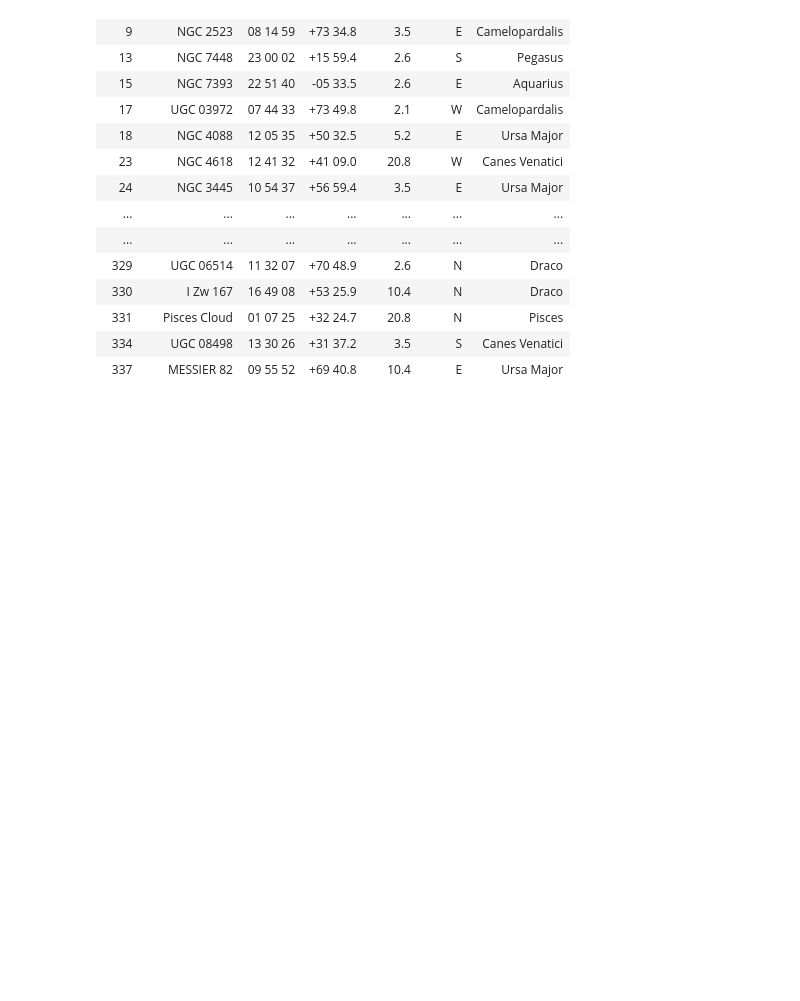
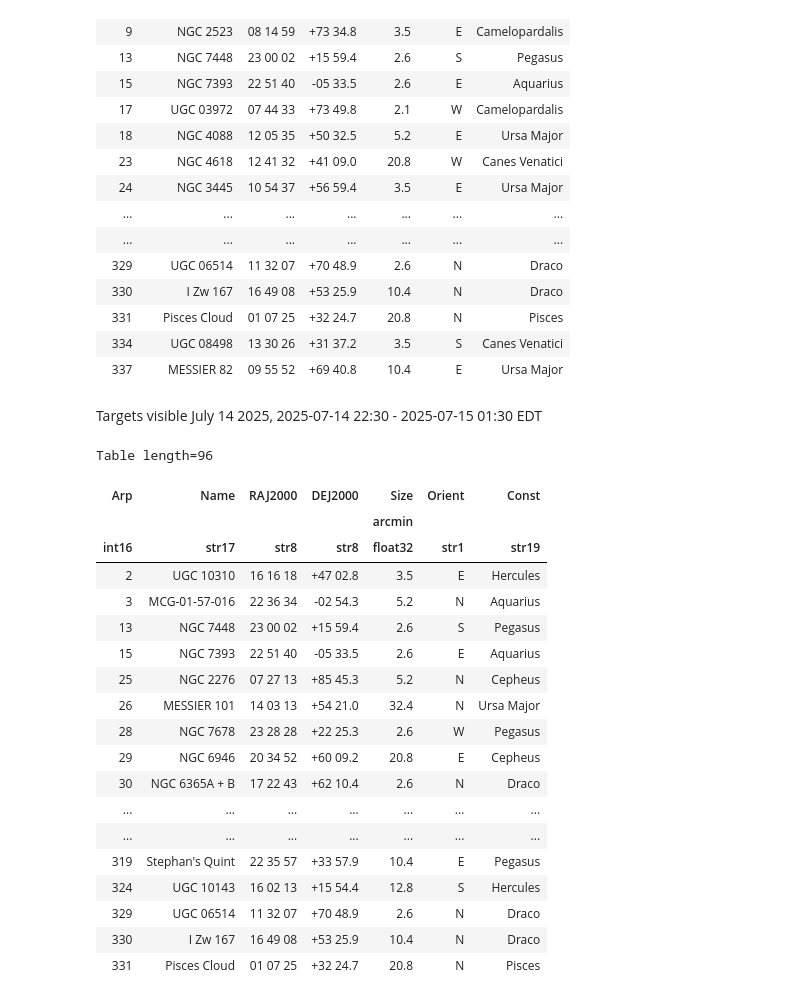
Before and after one commit to Westminster-Astronomical-Society/AL_Northern_Arp_Program, a Jupyter notebook: Arp_Peculiar_Galaxies.ipynb, the cells around one changed output. Drawn from its saved outputs; the diff is of its cells as text; code cells hidden in the pictures; blank space fills up the shorter version.

```diff
--- a/Arp_Peculiar_Galaxies.ipynb
+++ b/Arp_Peculiar_Galaxies.ipynb
@@ -216,3 +216,4 @@ bb = Observer(location=loc_bb, name="Bear Branch Observatory, Westminster, MD",
 # %%
-jul_2025 = Time(["2025-07-01 04:00", "2025-08-01 04:00"]) # UTC
+jul_2025 = Time(["2025-07-01 04:00", "2025-08-01 04:00"]) # 2025-07-01 00:00 - 2025-08-01 00:00 EDT
+jul_14_2025 = Time(["2025-07-15 02:30", "2025-07-15 05:30"]) # 2025-07-14 22:30 - 2025-07-15 01:30 EDT
 # %% [markdown]
@@ -250,3 +253,29 @@ Table length=155
 | 331 | Pisces Cloud | 01 07 25 | +32 24.7 | 20.8 | N | Pisces |
 | 334 | UGC 08498 | 13 30 26 | +31 37.2 | 3.5 | S | Canes Venatici |
 | 337 | MESSIER 82 | 09 55 52 | +69 40.8 | 10.4 | E | Ursa Major |
+# %% [markdown]
+Targets visible July 14 2025, 2025-07-14 22:30 - 2025-07-15 01:30 EDT
+# %%
+jul_14_arp = is_observable(constraints, bb, targets, jul_14_2025)
+jul_14_targets = arpord[jul_14_arp]; jul_14_targets
+# %% [output]
+Table length=96
+| Arp | Name | RAJ2000 | DEJ2000 | Size | Orient | Const |
+|  |  |  |  | arcmin |  |  |
+| int16 | str17 | str8 | str8 | float32 | str1 | str19 |
+| 2 | UGC 10310 | 16 16 18 | +47 02.8 | 3.5 | E | Hercules |
+| 3 | MCG-01-57-016 | 22 36 34 | -02 54.3 | 5.2 | N | Aquarius |
+| 13 | NGC 7448 | 23 00 02 | +15 59.4 | 2.6 | S | Pegasus |
+| 15 | NGC 7393 | 22 51 40 | -05 33.5 | 2.6 | E | Aquarius |
+| 25 | NGC 2276 | 07 27 13 | +85 45.3 | 5.2 | N | Cepheus |
+| 26 | MESSIER 101 | 14 03 13 | +54 21.0 | 32.4 | N | Ursa Major |
+| 28 | NGC 7678 | 23 28 28 | +22 25.3 | 2.6 | W | Pegasus |
+| 29 | NGC 6946 | 20 34 52 | +60 09.2 | 20.8 | E | Cepheus |
+| 30 | NGC 6365A + B | 17 22 43 | +62 10.4 | 2.6 | N | Draco |
+| ... | ... | ... | ... | ... | ... | ... |
+| ... | ... | ... | ... | ... | ... | ... |
+| 319 | Stephan's Quint | 22 35 57 | +33 57.9 | 10.4 | E | Pegasus |
+| 324 | UGC 10143 | 16 02 13 | +15 54.4 | 12.8 | S | Hercules |
+| 329 | UGC 06514 | 11 32 07 | +70 48.9 | 2.6 | N | Draco |
+| 330 | I Zw 167 | 16 49 08 | +53 25.9 | 10.4 | N | Draco |
+| 331 | Pisces Cloud | 01 07 25 | +32 24.7 | 20.8 | N | Pisces |
```
Also changed, not shown: parts of 11 cells of this notebook.
